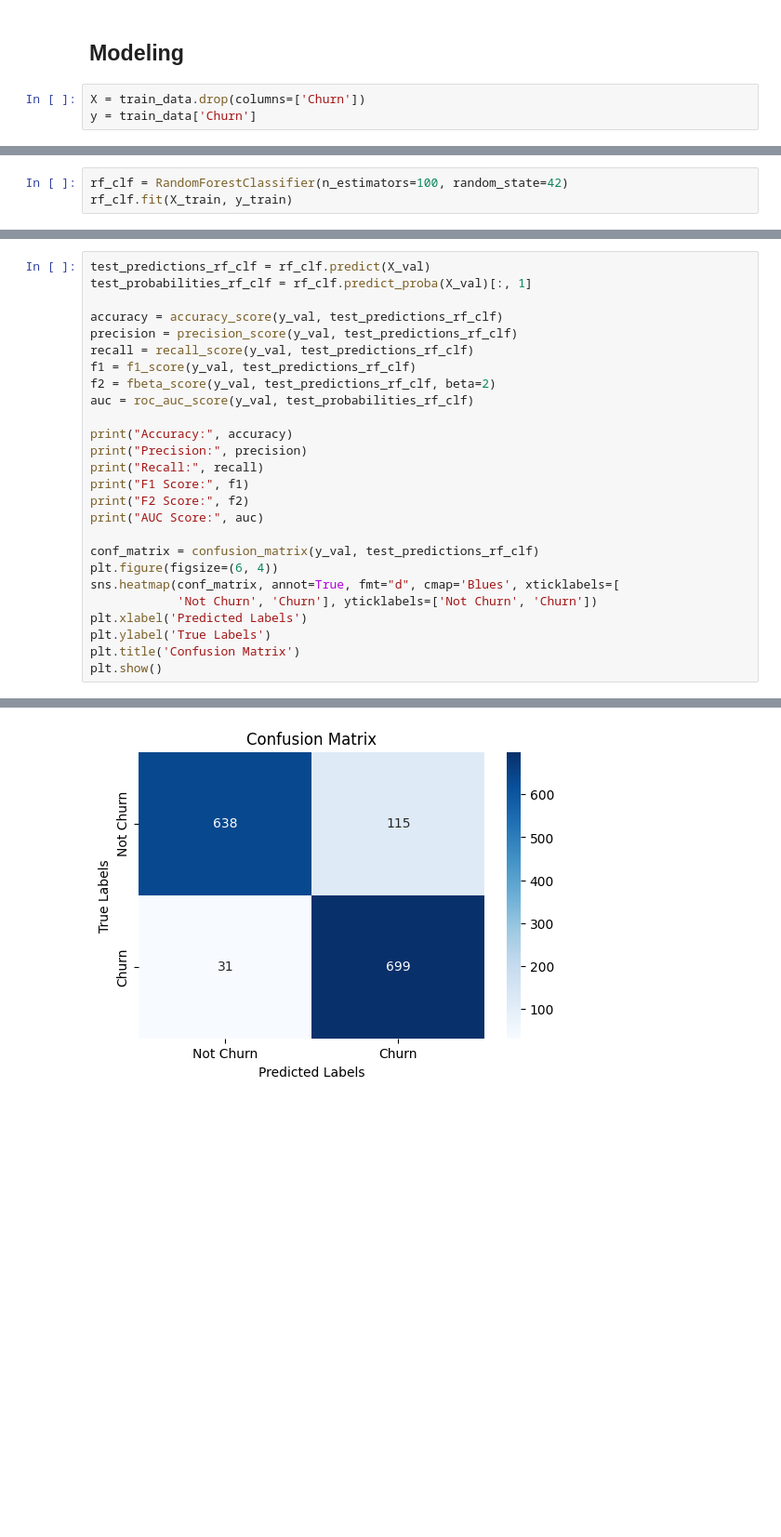
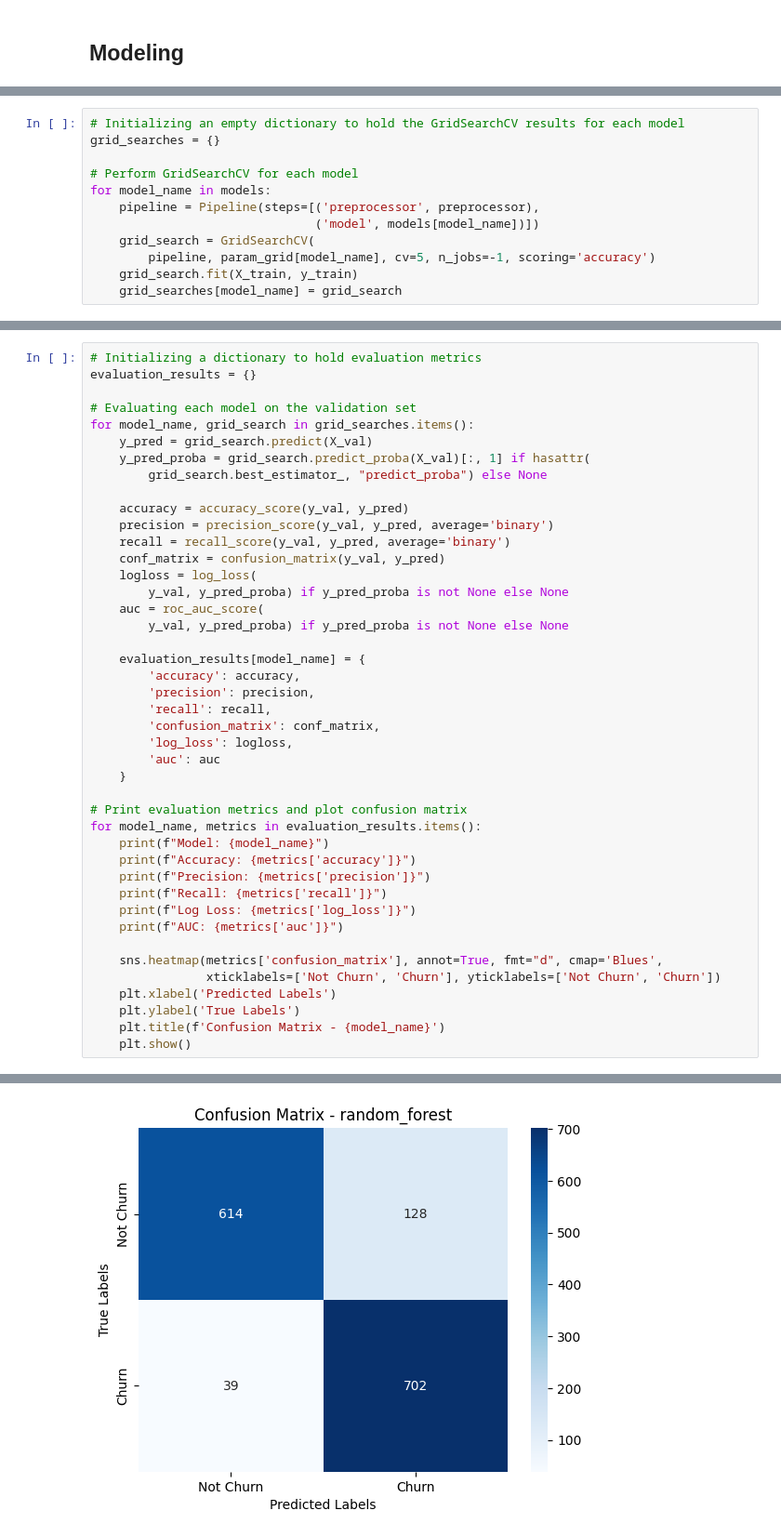
Before and after one commit to elishastanley/Churn-Prediction-Enhancing-Retention-with-Machine-Learning, a Jupyter notebook: Notebooks/main.ipynb, the cells around one changed output, grey strips where cells are left out. Shown at 93% size. Saved outputs shown, nothing was run; the diff lists cells and outputs as text; blank space fills up the shorter version.

Commit message:
added pipelines and GridSearch CV

```diff
--- a/Notebooks/main.ipynb
+++ b/Notebooks/main.ipynb
@@ -715,5 +706,2 @@ test_data[features_to_scale] = scaler.transform(test_data[features_to_scale])
 # %% [markdown]
 ## **Modeling**
-# %%
-X = train_data.drop(columns=['Churn'])
-y = train_data['Churn']
@@ -728,3 +752,0 @@ X_train, X_val, y_train, y_val = train_test_split(
-# %%
-rf_clf = RandomForestClassifier(n_estimators=100, random_state=42)
-rf_clf.fit(X_train, y_train)
@@ -732,0 +753,12 @@ RandomForestClassifier(random_state=42)
+# %%
+# Initializing an empty dictionary to hold the GridSearchCV results for each model
+grid_searches = {}
+
+# Perform GridSearchCV for each model
+for model_name in models:
+    pipeline = Pipeline(steps=[('preprocessor', preprocessor),
+                               ('model', models[model_name])])
+    grid_search = GridSearchCV(
+        pipeline, param_grid[model_name], cv=5, n_jobs=-1, scoring='accuracy')
+    grid_search.fit(X_train, y_train)
+    grid_searches[model_name] = grid_search
@@ -733,27 +770,44 @@ RandomForestClassifier(random_state=42)
 # %%
-test_predictions_rf_clf = rf_clf.predict(X_val)
-test_probabilities_rf_clf = rf_clf.predict_proba(X_val)[:, 1]
+# Initializing a dictionary to hold evaluation metrics
+evaluation_results = {}
 
-accuracy = accuracy_score(y_val, test_predictions_rf_clf)
-precision = precision_score(y_val, test_predictions_rf_clf)
-recall = recall_score(y_val, test_predictions_rf_clf)
-f1 = f1_score(y_val, test_predictions_rf_clf)
-f2 = fbeta_score(y_val, test_predictions_rf_clf, beta=2)
-auc = roc_auc_score(y_val, test_probabilities_rf_clf)
+# Evaluating each model on the validation set
+for model_name, grid_search in grid_searches.items():
+    y_pred = grid_search.predict(X_val)
+    y_pred_proba = grid_search.predict_proba(X_val)[:, 1] if hasattr(
+        grid_search.best_estimator_, "predict_proba") else None
 
-print("Accuracy:", accuracy)
-print("Precision:", precision)
-print("Recall:", recall)
-print("F1 Score:", f1)
-print("F2 Score:", f2)
-print("AUC Score:", auc)
+    accuracy = accuracy_score(y_val, y_pred)
+    precision = precision_score(y_val, y_pred, average='binary')
+    recall = recall_score(y_val, y_pred, average='binary')
+    conf_matrix = confusion_matrix(y_val, y_pred)
+    logloss = log_loss(
+        y_val, y_pred_proba) if y_pred_proba is not None else None
+    auc = roc_auc_score(
+        y_val, y_pred_proba) if y_pred_proba is not None else None
 
-conf_matrix = confusion_matrix(y_val, test_predictions_rf_clf)
-plt.figure(figsize=(6, 4))
-sns.heatmap(conf_matrix, annot=True, fmt="d", cmap='Blues', xticklabels=[
-            'Not Churn', 'Churn'], yticklabels=['Not Churn', 'Churn'])
-plt.xlabel('Predicted Labels')
-plt.ylabel('True Labels')
-plt.title('Confusion Matrix')
-plt.show()
+    evaluation_results[model_name] = {
+        'accuracy': accuracy,
+        'precision': precision,
+        'recall': recall,
+        'confusion_matrix': conf_matrix,
+        'log_loss': logloss,
+        'auc': auc
+    }
+
+# Print evaluation metrics and plot confusion matrix
+for model_name, metrics in evaluation_results.items():
+    print(f"Model: {model_name}")
+    print(f"Accuracy: {metrics['accuracy']}")
+    print(f"Precision: {metrics['precision']}")
+    print(f"Recall: {metrics['recall']}")
+    print(f"Log Loss: {metrics['log_loss']}")
+    print(f"AUC: {metrics['auc']}")
+
+    sns.heatmap(metrics['confusion_matrix'], annot=True, fmt="d", cmap='Blues',
+                xticklabels=['Not Churn', 'Churn'], yticklabels=['Not Churn', 'Churn'])
+    plt.xlabel('Predicted Labels')
+    plt.ylabel('True Labels')
+    plt.title(f'Confusion Matrix - {model_name}')
+    plt.show()
 # %% [output]
@@ -766 +820 @@ AUC Score: 0.9683994615146718
-[figure, old version]
+[figure, new version]
```
Also changed, not shown: parts of 35 cells of this notebook, 1 other file.
